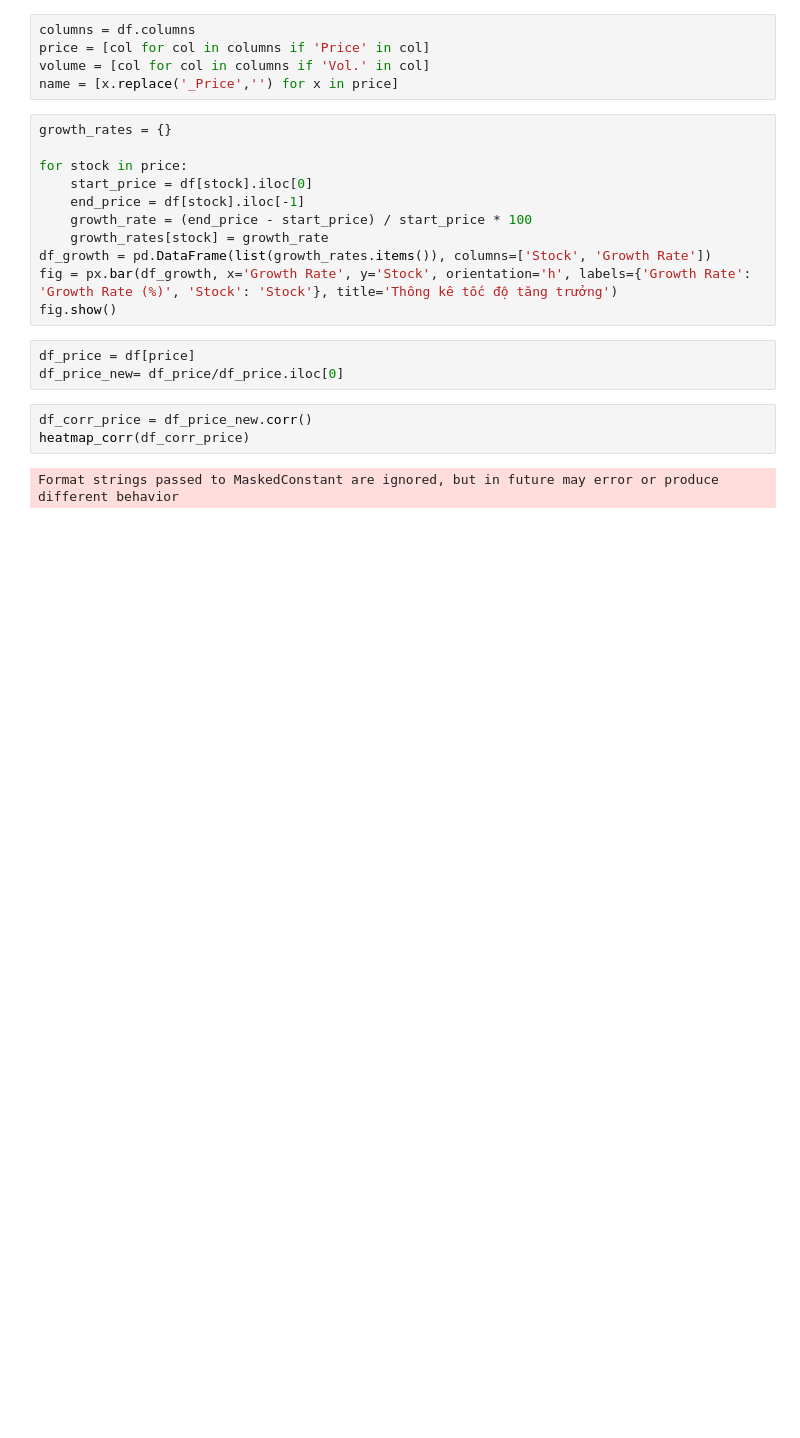
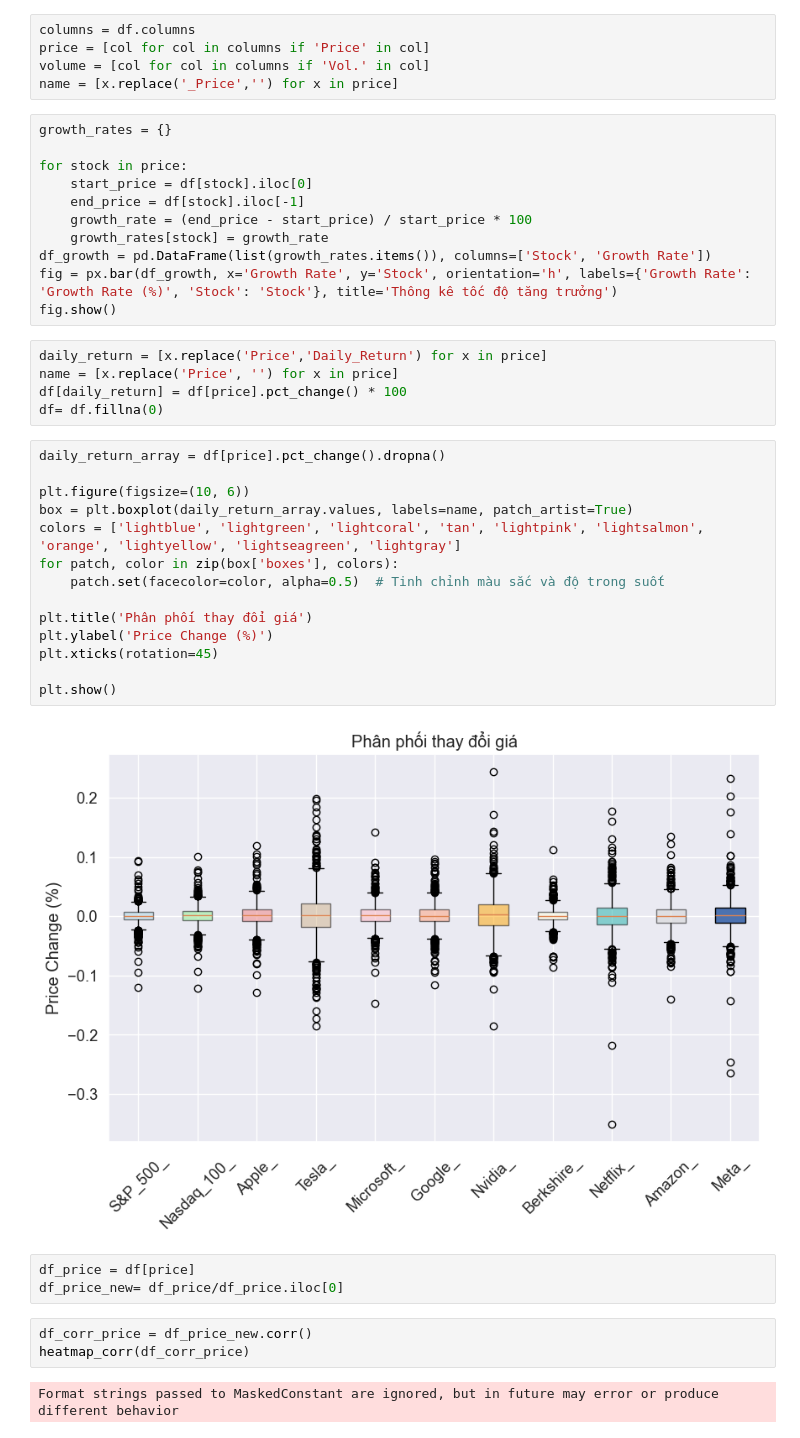
Before and after one commit to noskaiser2310/FDS-PJ1, a Jupyter notebook: FDS-Project 1/Stock/GroupStock.ipynb, the cells around one changed output. Drawn from its saved outputs; the diff is of its cells as text; blank space fills up the shorter version.

```diff
--- a/FDS-Project 1/Stock/GroupStock.ipynb
+++ b/FDS-Project 1/Stock/GroupStock.ipynb
@@ -54,6 +53,27 @@ for stock in price:
 df_growth = pd.DataFrame(list(growth_rates.items()), columns=['Stock', 'Growth Rate'])
 fig = px.bar(df_growth, x='Growth Rate', y='Stock', orientation='h', labels={'Growth Rate': 'Growth Rate (%)', 'Stock': 'Stock'}, title='Thông kê tốc độ tăng trưởng')
 fig.show()
+# %%
+daily_return = [x.replace('Price','Daily_Return') for x in price]
+name = [x.replace('Price', '') for x in price]
+df[daily_return] = df[price].pct_change() * 100
+df= df.fillna(0)
+# %%
+daily_return_array = df[price].pct_change().dropna()
+
+plt.figure(figsize=(10, 6))
+box = plt.boxplot(daily_return_array.values, labels=name, patch_artist=True)
+colors = ['lightblue', 'lightgreen', 'lightcoral', 'tan', 'lightpink', 'lightsalmon', 'orange', 'lightyellow', 'lightseagreen', 'lightgray']
+for patch, color in zip(box['boxes'], colors):
+    patch.set(facecolor=color, alpha=0.5)  # Tinh chỉnh màu sắc và độ trong suốt
+
+plt.title('Phân phối thay đổi giá')
+plt.ylabel('Price Change (%)')
+plt.xticks(rotation=45)
+
+plt.show()
+# %% [output]
+[figure, added]
 # %%
 df_price = df[price]
 df_price_new= df_price/df_price.iloc[0]
```
Also changed, not shown: parts of 2 cells of this notebook, 39 other files.
